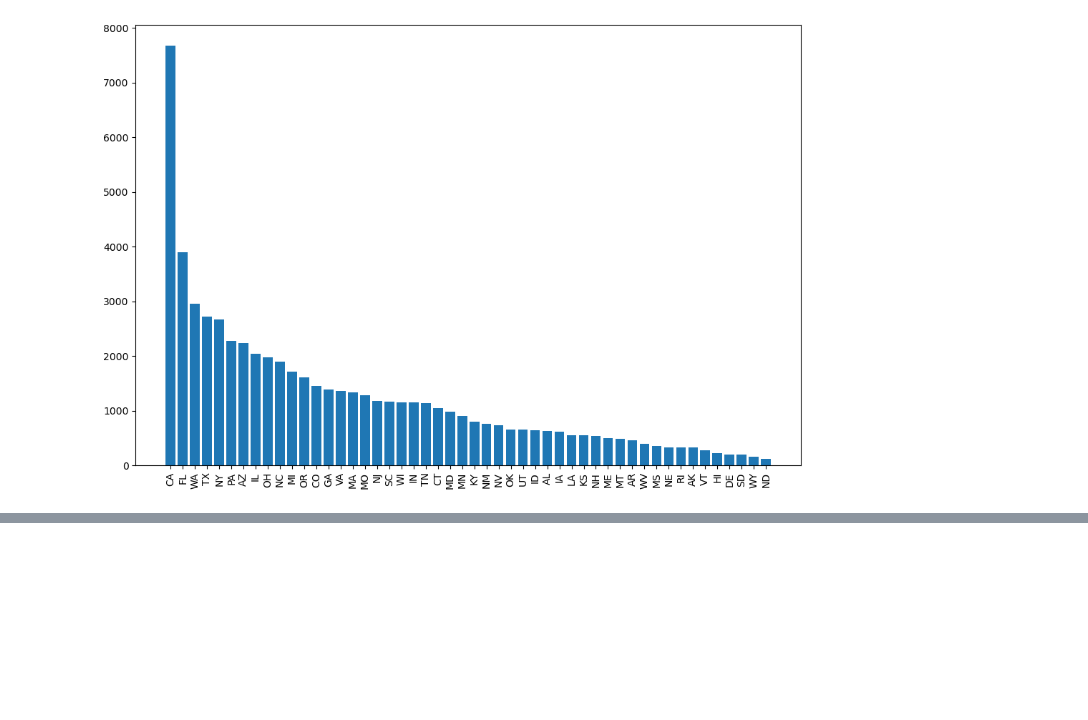
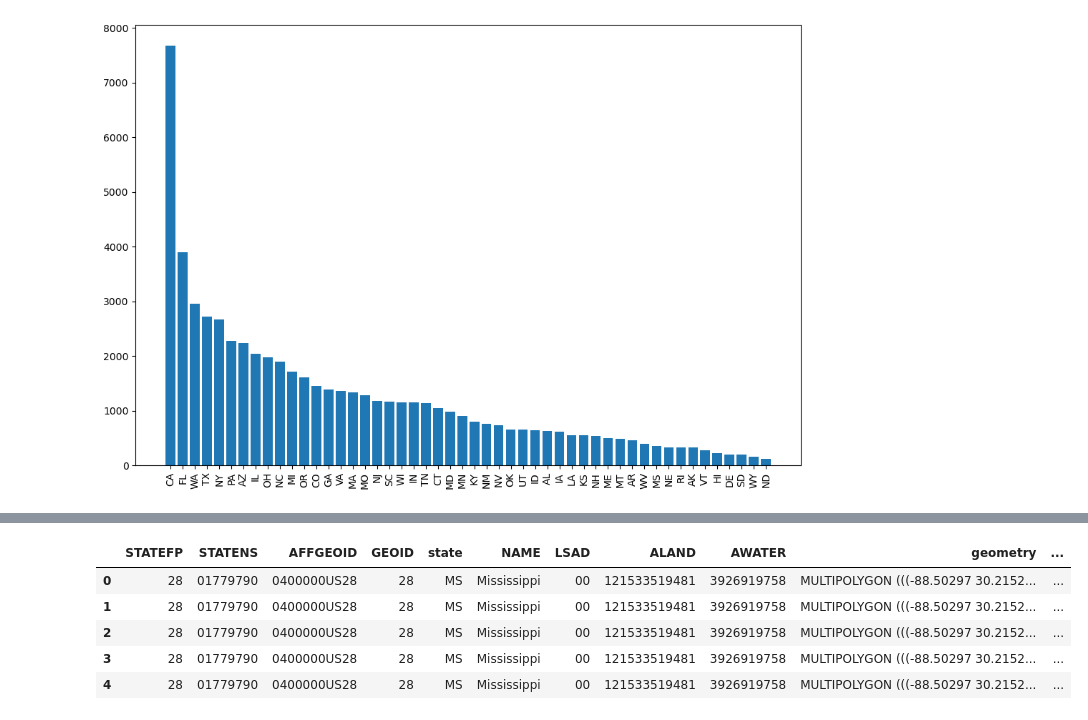
Before and after one commit to s-ellingwood/project-1, a Jupyter notebook: Sighting_vs_State_bar.ipynb, the cells around one changed output, grey strips where cells are left out. Cells and saved outputs as stored; diff of their text form; code cells hidden in the pictures; blank space fills up the shorter version.

```diff
--- a/Sighting_vs_State_bar.ipynb
+++ b/Sighting_vs_State_bar.ipynb
@@ -67,3 +51,6 @@ plt.tick_params(axis='x', which='major', labelsize = 10)
 plt.show()
 # %% [output]
 [figure]
+# %%
+us_map.rename(columns = {"STUSPS": "state"}, inplace = True)
+display(us_map.head())
@@ -69,0 +64,10 @@ plt.show()
+# %%
+map_and_stats=us_map.merge(data, on="state")
+map_and_stats.head()
+# %% [output]
+|  | STATEFP | STATENS | AFFGEOID | GEOID | state | NAME | LSAD | ALAND | AWATER | geometry | ... |
+| 0 | 28 | 01779790 | 0400000US28 | 28 | MS | Mississippi | 00 | 121533519481 | 3926919758 | MULTIPOLYGON (((-88.50297 30.2152... | ... |
+| 1 | 28 | 01779790 | 0400000US28 | 28 | MS | Mississippi | 00 | 121533519481 | 3926919758 | MULTIPOLYGON (((-88.50297 30.2152... | ... |
+| 2 | 28 | 01779790 | 0400000US28 | 28 | MS | Mississippi | 00 | 121533519481 | 3926919758 | MULTIPOLYGON (((-88.50297 30.2152... | ... |
+| 3 | 28 | 01779790 | 0400000US28 | 28 | MS | Mississippi | 00 | 121533519481 | 3926919758 | MULTIPOLYGON (((-88.50297 30.2152... | ... |
+| 4 | 28 | 01779790 | 0400000US28 | 28 | MS | Mississippi | 00 | 121533519481 | 3926919758 | MULTIPOLYGON (((-88.50297 30.2152... | ... |
```
Also changed, not shown: parts of 7 cells of this notebook.
